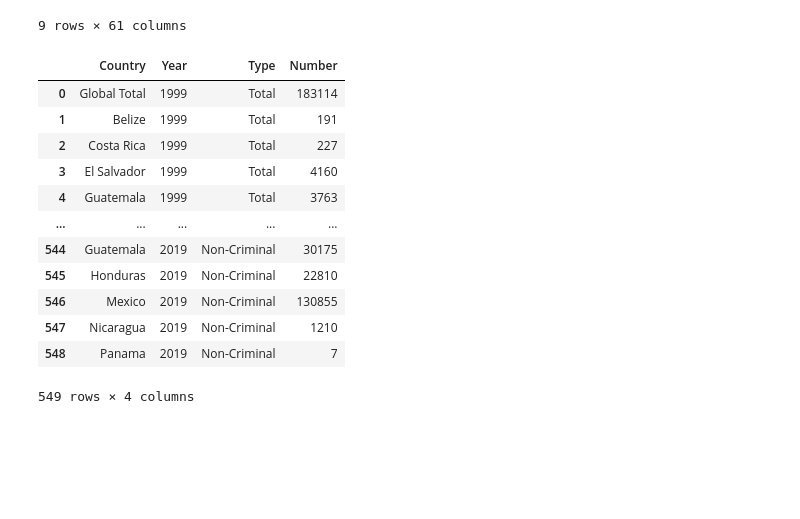
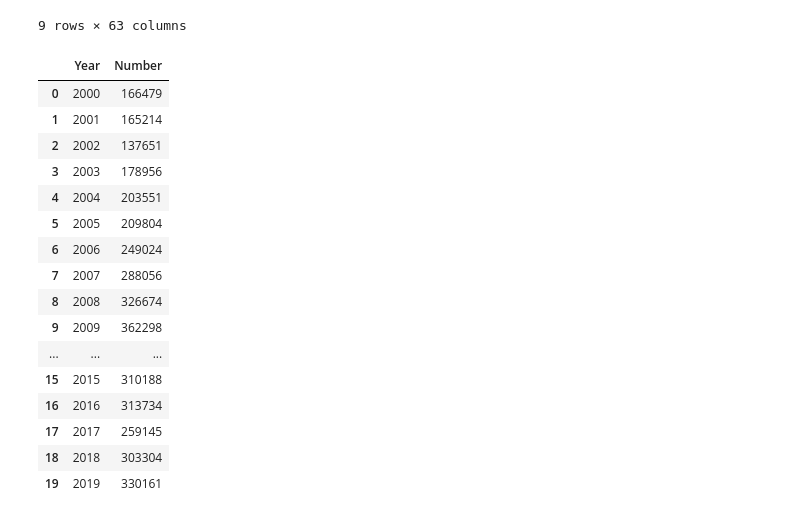
Before and after one commit to opheeelia/11.154-proj-pathways, a Jupyter notebook: data/EnfDataParsing.ipynb, the cells around one changed output. Cells and saved outputs as stored; diff of their text form; code cells hidden in the pictures; blank space fills up the shorter version.

```diff
--- a/data/EnfDataParsing.ipynb
+++ b/data/EnfDataParsing.ipynb
@@ -7,34 +7,41 @@ import plotly.express as px
 # %%
 df = pd.read_excel("./t41_2000-2019.xlsx", header=[0, 1], index_col=0)
 df = df.rename(columns={"Criminal 1": "Criminal", "Criminal1": "Criminal", " Total ": "Total"})
 display(df)
 # df.pivot(columns=[df.columns] + , values=[df.columns, df.values])
 df_formatted = df.melt(ignore_index=False).reset_index()
 df_formatted.set_axis(["Country", "Year", "Type", "Number"], axis=1, inplace=True)
+df_formatted = df_formatted[np.logical_and(df_formatted.Type == "Total", df_formatted.Country != "Global Total")]
+df_formatted = df_formatted[df_formatted.Year >= 2000]
+df_formatted = df_formatted.groupby(by="Year").sum().reset_index()
 display(df_formatted)
 # %% [output]
 |  | 1999 |  |  | 2000 |  |  | 2001 |  | ... |
 | Region and country of nationality | Total | Criminal | Non-Criminal | Total | Criminal | Non-Criminal | Total | Criminal | ... |
 | Global Total | 183114 | 71188 | 111926 | 188467 | 73065 | 115402 | 189026 | 73545 | ... |
 | Belize | 191 | 139 | 52 | 170 | 126 | 44 | 185 | 110 | ... |
 | Costa Rica | 227 | 69 | 158 | 328 | 58 | 270 | 392 | 65 | ... |
 | El Salvador | 4160 | 2115 | 2045 | 4736 | 2145 | 2591 | 3928 | 1895 | ... |
 | Guatemala | 3763 | 1096 | 2667 | 4543 | 1203 | 3340 | 4716 | 1169 | ... |
 | Honduras | 3460 | 1255 | 2205 | 4768 | 1486 | 3282 | 4548 | 1429 | ... |
 | Mexico | 150383 | 55878 | 94505 | 151267 | 57464 | 93803 | 150762 | 58499 | ... |
 | Nicaragua | 444 | 259 | 185 | 513 | 263 | 250 | 526 | 256 | ... |
 | Panama | 169 | 130 | 39 | 154 | 110 | 44 | 157 | 109 | ... |
-9 rows × 61 columns
+9 rows × 63 columns
-|  | Country | Year | Type | Number |
-| 0 | Global Total | 1999 | Total | 183114 |
-| 1 | Belize | 1999 | Total | 191 |
-| 2 | Costa Rica | 1999 | Total | 227 |
-| 3 | El Salvador | 1999 | Total | 4160 |
-| 4 | Guatemala | 1999 | Total | 3763 |
-| ... | ... | ... | ... | ... |
-| 544 | Guatemala | 2019 | Non-Criminal | 30175 |
-| 545 | Honduras | 2019 | Non-Criminal | 22810 |
-| 546 | Mexico | 2019 | Non-Criminal | 130855 |
-| 547 | Nicaragua | 2019 | Non-Criminal | 1210 |
-| 548 | Panama | 2019 | Non-Criminal | 7 |
+|  | Year | Number |
+| 0 | 2000 | 166479 |
+| 1 | 2001 | 165214 |
+| 2 | 2002 | 137651 |
+| 3 | 2003 | 178956 |
+| 4 | 2004 | 203551 |
+| 5 | 2005 | 209804 |
+| 6 | 2006 | 249024 |
+| 7 | 2007 | 288056 |
+| 8 | 2008 | 326674 |
+| 9 | 2009 | 362298 |
+| ... | ... | ... |
+| 15 | 2015 | 310188 |
+| 16 | 2016 | 313734 |
+| 17 | 2017 | 259145 |
+| 18 | 2018 | 303304 |
+| 19 | 2019 | 330161 |
-549 rows × 4 columns
```
Also changed, not shown: parts of 4 cells of this notebook, 10 other files.
